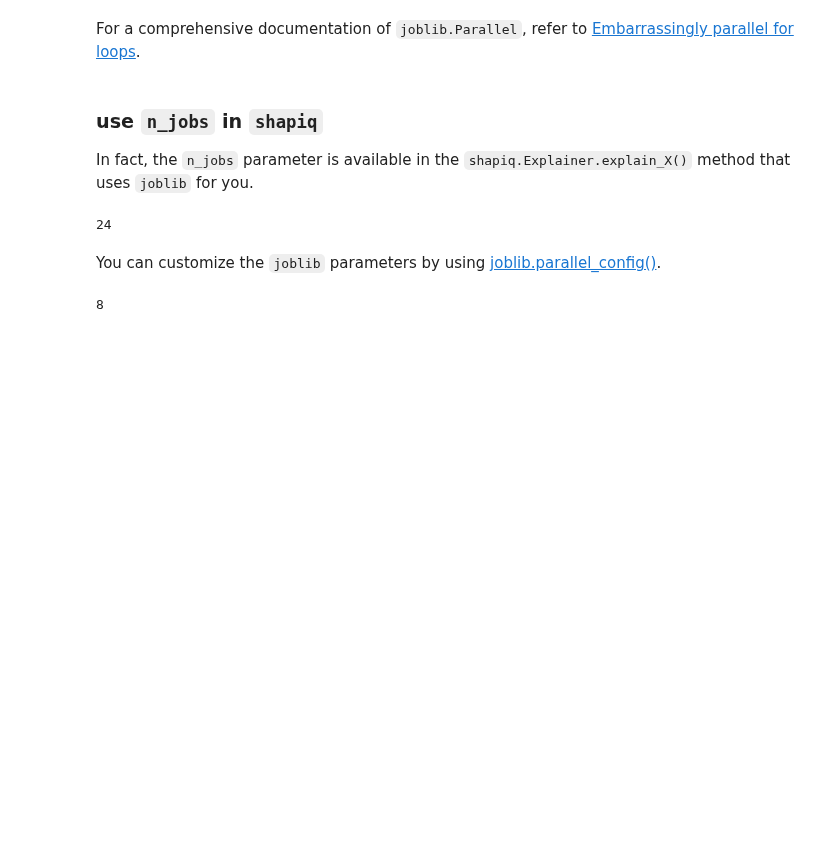
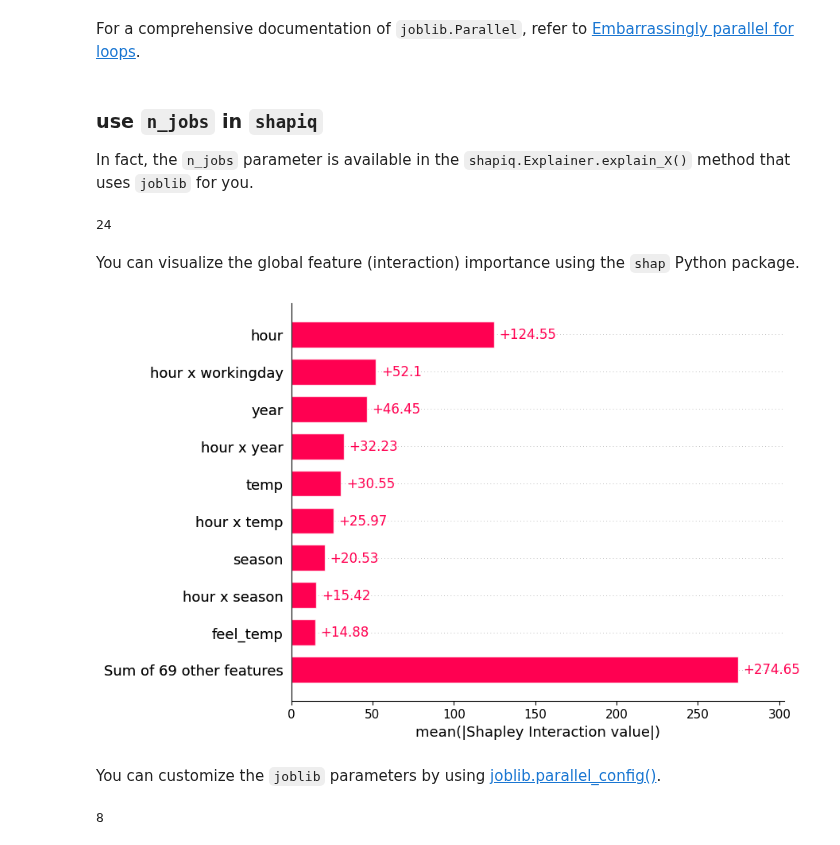
Before and after one commit to FabianK-Dev/shapiq, a Jupyter notebook: docs/source/notebooks/parallel_computation.ipynb, the cells around one changed output. Cells and saved outputs as stored; diff of their text form; code cells hidden in the pictures; blank space fills up the shorter version.

```diff
--- a/docs/source/notebooks/parallel_computation.ipynb
+++ b/docs/source/notebooks/parallel_computation.ipynb
@@ -138,6 +139,12 @@ ivs = explainer_longer.explain_X(X_test[:24, :], budget=4096, n_jobs=4)
 len(ivs)
 # %% [output]
 24
+# %% [markdown]
+You can visualize the global feature (interaction) importance using the `shap` Python package.
+# %%
+shapiq.plot.bar_plot(ivs, feature_names=X.columns)
+# %% [output]
+[figure, added]
 # %% [markdown]
 You can customize the `joblib` parameters by using [joblib.parallel_config()](https://joblib.readthedocs.io/en/stable/generated/joblib.parallel_config.html).
 # %%
```
Also changed, not shown: parts of 3 cells of this notebook, 6 other files.
